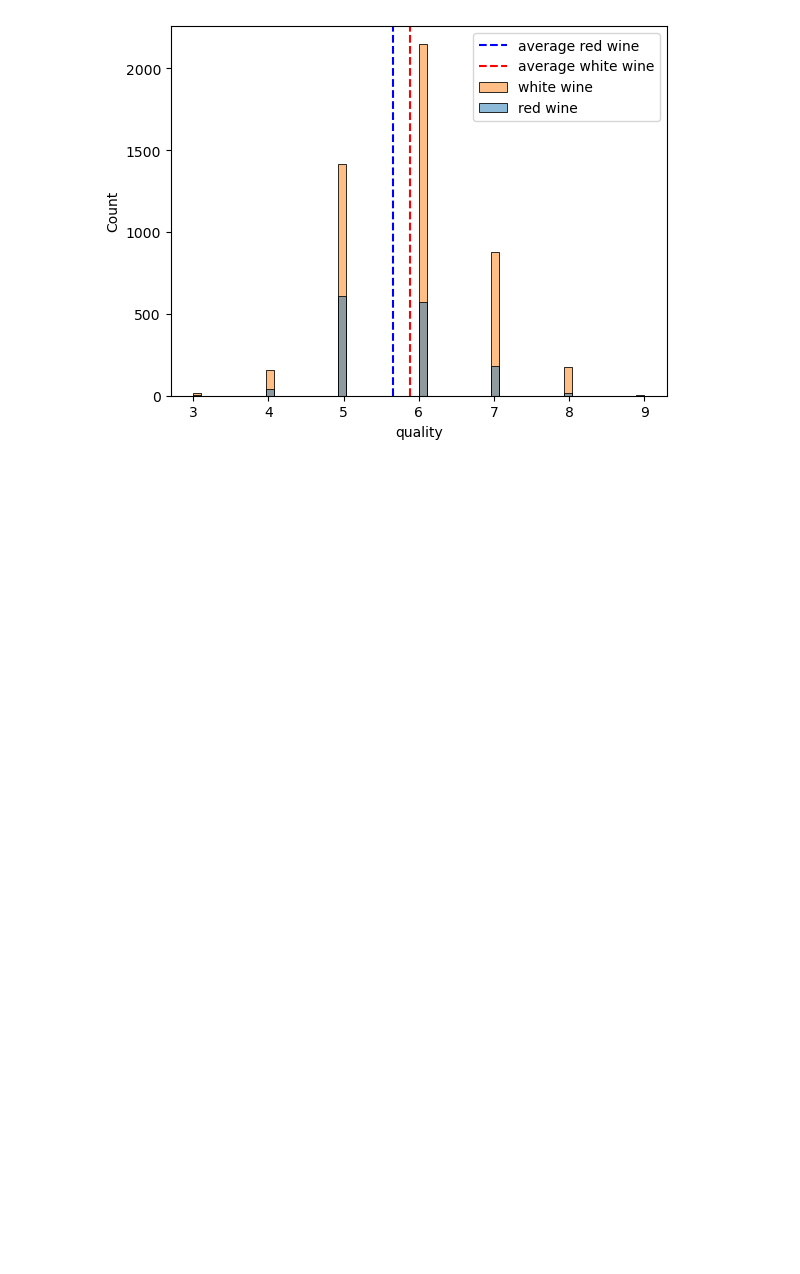
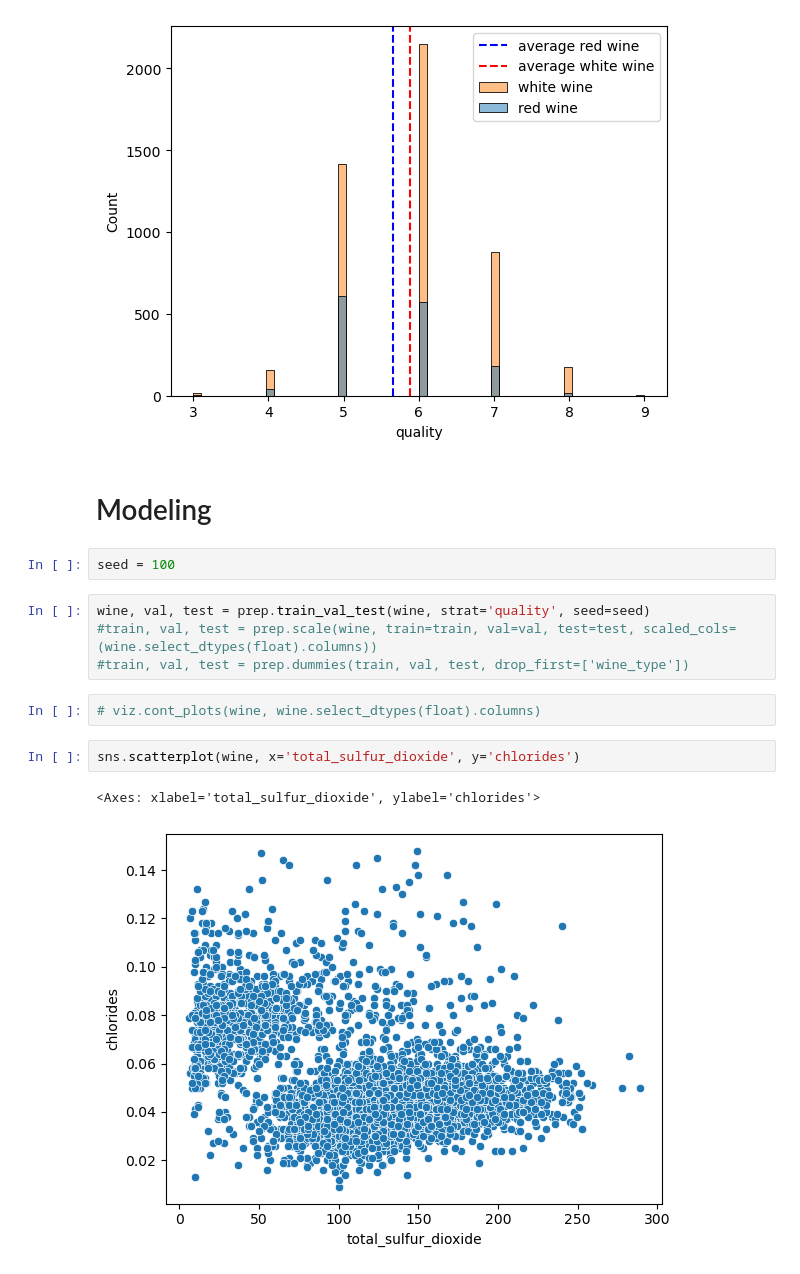
Before and after one commit to nick-edwige-clustering-project/wine-clustering-project, a Jupyter notebook: nick_scratch_work.ipynb, the cells around one changed output. Saved outputs shown, nothing was run; the diff lists cells and outputs as text; blank space fills up the shorter version.

```diff
--- a/nick_acq_prep.ipynb
+++ b/nick_scratch_work.ipynb
@@ -123,3 +128,18 @@ for col in wine.columns:
 [figure]
 [figure]
 [figure]
+# %% [markdown]
+# Modeling
+# %%
+seed = 100
+# %%
+wine, val, test = prep.train_val_test(wine, strat='quality', seed=seed)
+#train, val, test = prep.scale(wine, train=train, val=val, test=test, scaled_cols=(wine.select_dtypes(float).columns))
+#train, val, test = prep.dummies(train, val, test, drop_first=['wine_type'])
+# %%
+# viz.cont_plots(wine, wine.select_dtypes(float).columns)
+# %%
+sns.scatterplot(wine, x='total_sulfur_dioxide', y='chlorides')
+# %% [output]
+<Axes: xlabel='total_sulfur_dioxide', ylabel='chlorides'>
+[figure, added]
```
Also changed, not shown: parts of 13 cells of this notebook, 1 other file.
